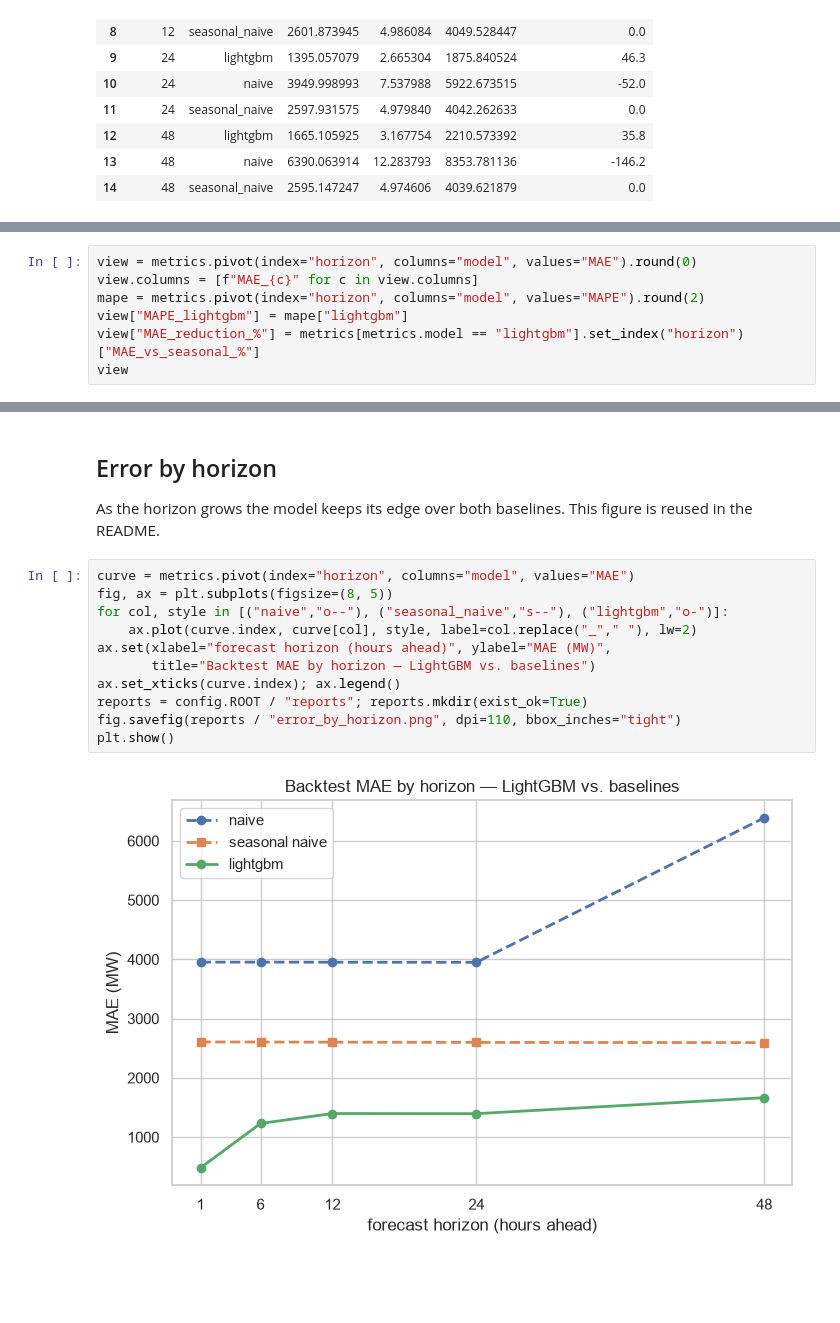
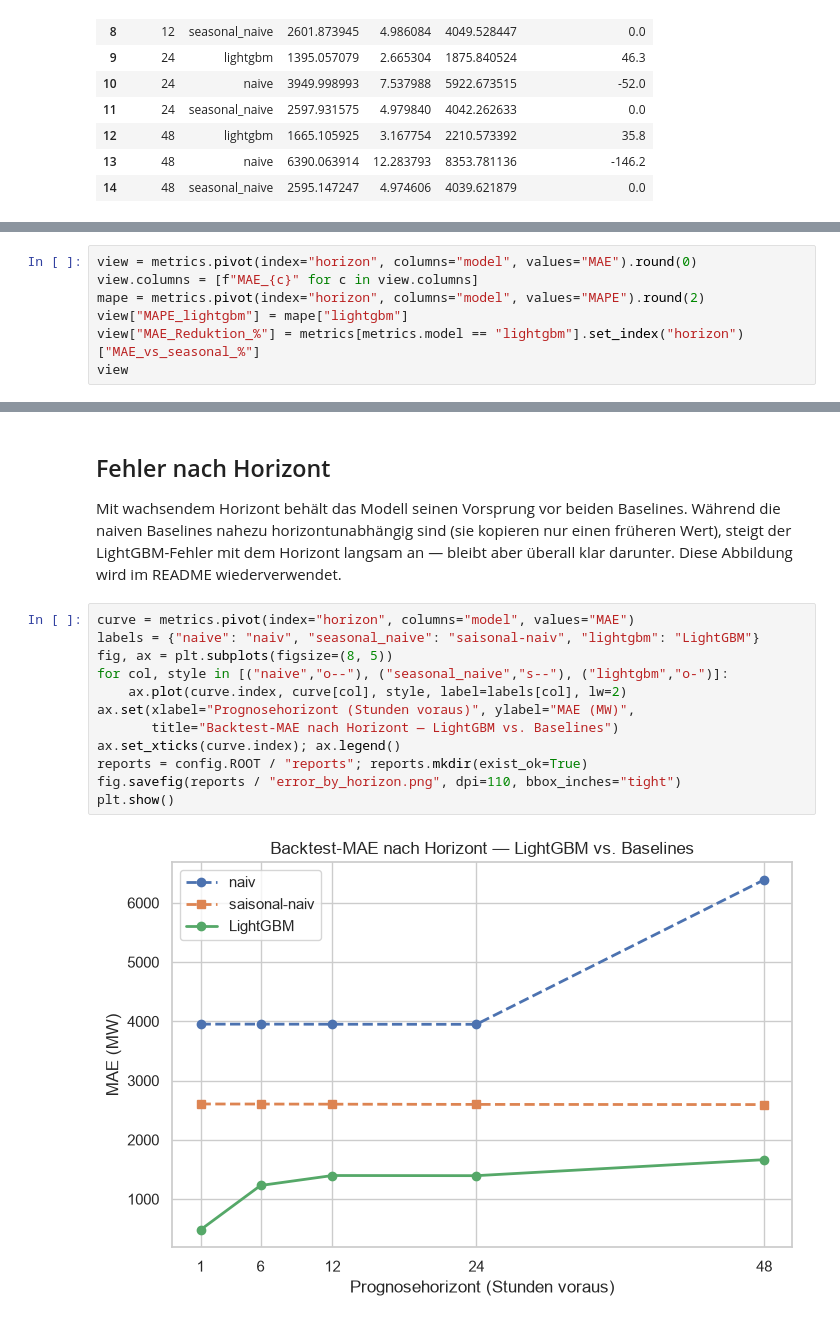
Before and after one commit to pat-olhed/energy, a Jupyter notebook: notebooks/02_modeling.ipynb, the cells around one changed output, grey strips where cells are left out. Drawn from its saved outputs; the diff is of its cells as text; blank space fills up the shorter version.

Commit message:
Expand modeling notebook and localize the figure

```diff
--- a/notebooks/02_modeling.ipynb
+++ b/notebooks/02_modeling.ipynb
@@ -56,6 +72,6 @@ view = metrics.pivot(index="horizon", columns="model", values="MAE").round(0)
 view.columns = [f"MAE_{c}" for c in view.columns]
 mape = metrics.pivot(index="horizon", columns="model", values="MAPE").round(2)
 view["MAPE_lightgbm"] = mape["lightgbm"]
-view["MAE_reduction_%"] = metrics[metrics.model == "lightgbm"].set_index("horizon")["MAE_vs_seasonal_%"]
+view["MAE_Reduktion_%"] = metrics[metrics.model == "lightgbm"].set_index("horizon")["MAE_vs_seasonal_%"]
 view
 # %% [output]
@@ -67,19 +83,24 @@ view
 | 24 | 1395.0 | 3950.0 | 2598.0 | 2.67 | 46.3 |
 | 48 | 1665.0 | 6390.0 | 2595.0 | 3.17 | 35.8 |
 # %% [markdown]
-## Error by horizon
-As the horizon grows the model keeps its edge over both baselines. This figure is reused in the README.
+## Fehler nach Horizont
+
+Mit wachsendem Horizont behält das Modell seinen Vorsprung vor beiden Baselines. Während
+die naiven Baselines nahezu horizontunabhängig sind (sie kopieren nur einen früheren Wert),
+steigt der LightGBM-Fehler mit dem Horizont langsam an — bleibt aber überall klar darunter.
+Diese Abbildung wird im README wiederverwendet.
 # %%
 curve = metrics.pivot(index="horizon", columns="model", values="MAE")
+labels = {"naive": "naiv", "seasonal_naive": "saisonal-naiv", "lightgbm": "LightGBM"}
 fig, ax = plt.subplots(figsize=(8, 5))
 for col, style in [("naive","o--"), ("seasonal_naive","s--"), ("lightgbm","o-")]:
-    ax.plot(curve.index, curve[col], style, label=col.replace("_"," "), lw=2)
-ax.set(xlabel="forecast horizon (hours ahead)", ylabel="MAE (MW)",
-       title="Backtest MAE by horizon — LightGBM vs. baselines")
+    ax.plot(curve.index, curve[col], style, label=labels[col], lw=2)
+ax.set(xlabel="Prognosehorizont (Stunden voraus)", ylabel="MAE (MW)",
+       title="Backtest-MAE nach Horizont — LightGBM vs. Baselines")
 ax.set_xticks(curve.index); ax.legend()
 reports = config.ROOT / "reports"; reports.mkdir(exist_ok=True)
 fig.savefig(reports / "error_by_horizon.png", dpi=110, bbox_inches="tight")
 plt.show()
 # %% [output]
-[figure, old version]
+[figure, new version]
 # %% [markdown]
```
Also changed, not shown: parts of 10 cells of this notebook, 1 other file.
